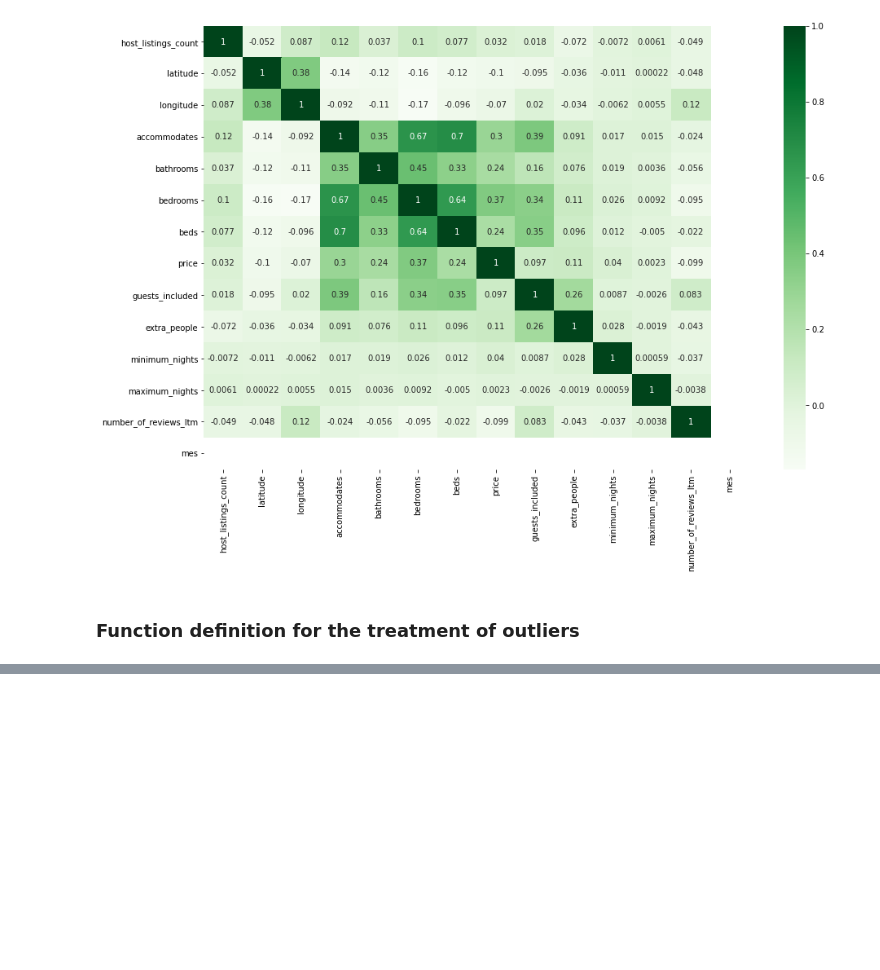
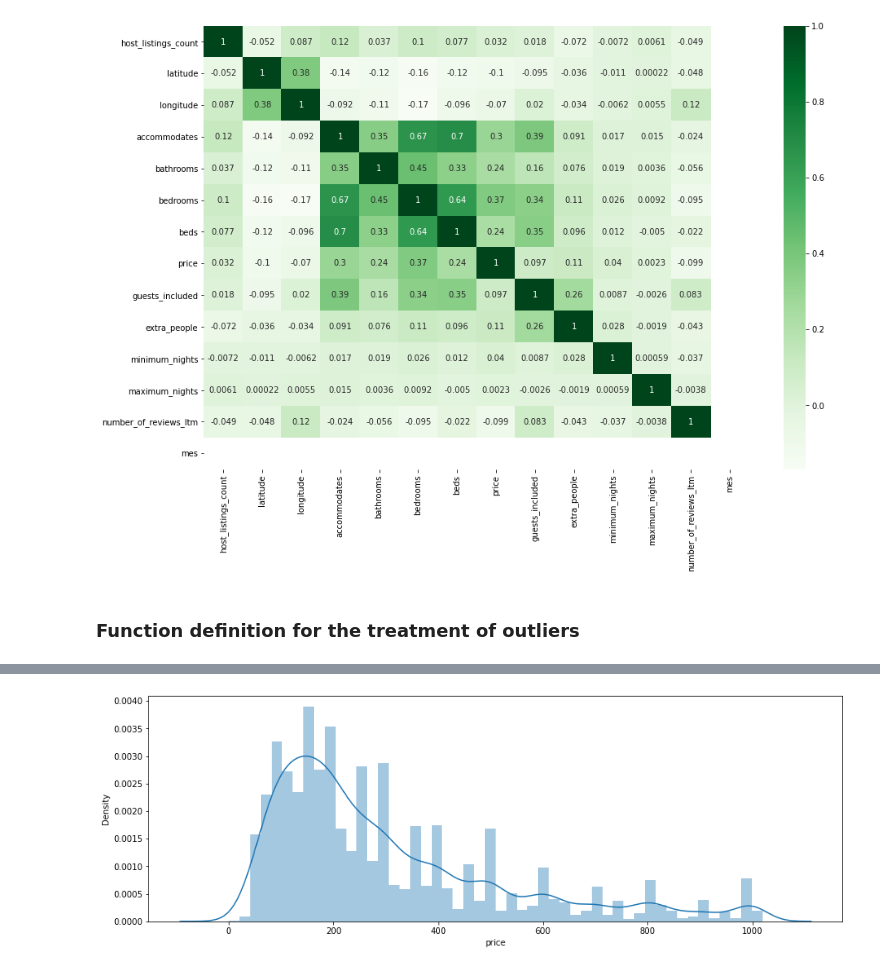
Before and after one commit to passosana/linear_regression_airbnb, a Jupyter notebook: [WIP] DS Project - Airbnb Analysis.ipynb, the cells around one changed output, grey strips where cells are left out. Cells and saved outputs as stored; diff of their text form; code cells hidden in the pictures; blank space fills up the shorter version.

```diff
--- a/[WIP] DS Project - Airbnb Analysis.ipynb
+++ b/[WIP] DS Project - Airbnb Analysis.ipynb
@@ -269,4 +271,11 @@ def limites(coluna):
     q3 = coluna.quantile(0.75)
     amplitude = q3 - q1
     return q1- 1.5 * amplitude, q3 + 1.5 * amplitude
+
+def excluir_outliers(df, nome_coluna):
+    qtd_linhas = df.shape[0]
+    lim_inf, lim_sup = limites(df[nome_coluna])
+    df = df.loc[(df[nome_coluna] >= lim_inf) & (df[nome_coluna] <= lim_sup), :]
+    linhas_removidas = qtd_linhas - df.shape[0]
+    return df, linhas_removidas
 # %%
@@ -283,0 +307,4 @@ Name: price, dtype: float64
+# %%
+histogram(df['price'])
+# %% [output]
+[figure, added]
```
Also changed, not shown: parts of 11 cells of this notebook.
